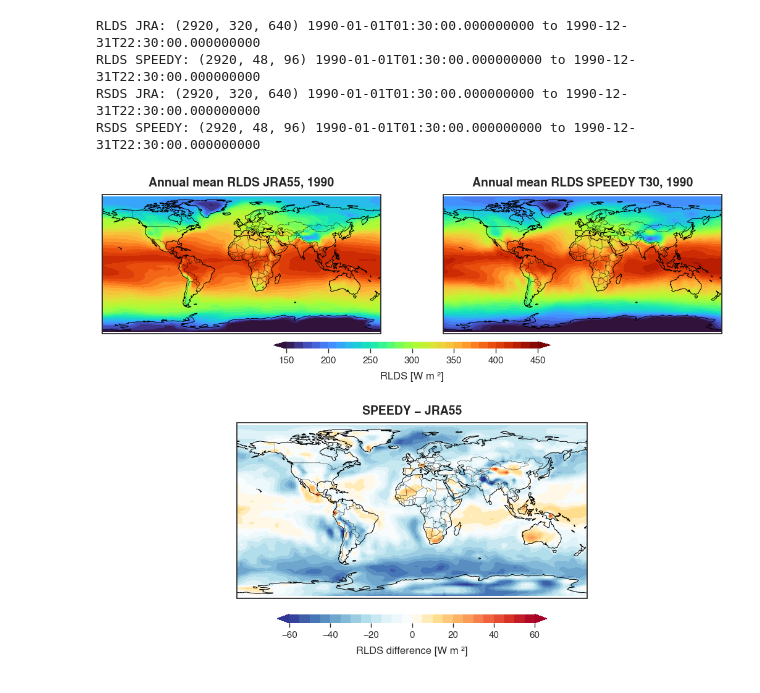
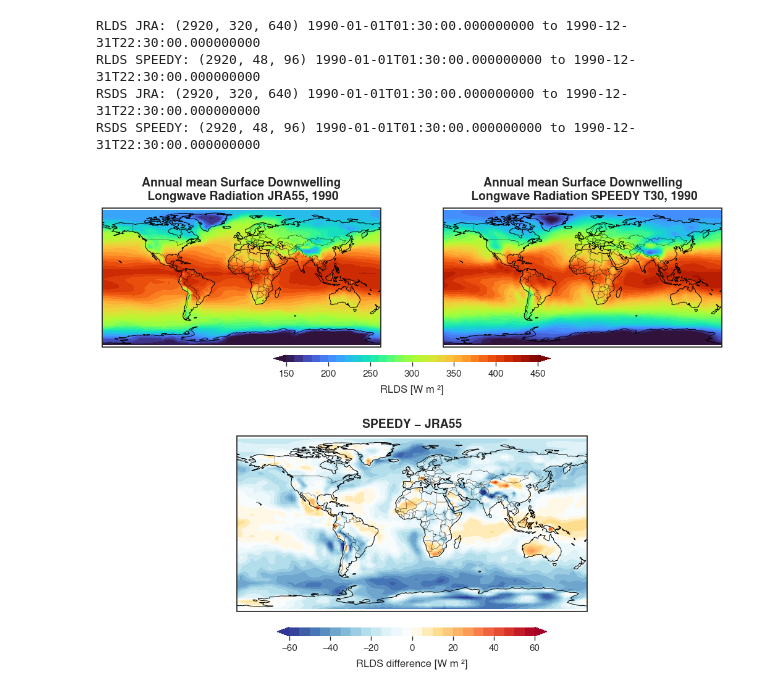
Before and after one commit to VanuatuN/SPEEDY_access, a Jupyter notebook: scripts/diagnostics/compare_jra_speedy_SSRD_SLRD.ipynb, the cells around one changed output. Saved outputs shown, nothing was run; the diff lists cells and outputs as text; code cells hidden in the pictures.

Commit message:
radiation

```diff
--- a/scripts/diagnostics/compare_jra_speedy_SSRD_SLRD.ipynb
+++ b/scripts/diagnostics/compare_jra_speedy_SSRD_SLRD.ipynb
@@ -113,7 +113,7 @@ im1 = ax1.contourf(
     cmap=rlds_cmap, transform=ccrs.PlateCarree(), extend="both"
 )
 setup_map(ax1)
-ax1.set_title("Annual mean RLDS JRA55, 1990",
+ax1.set_title("Annual mean Surface Downwelling\n Longwave Radiation JRA55, 1990",
               fontsize=14, fontweight="bold", pad=10)
 
 # SPEEDY
@@ -123,7 +123,7 @@ im2 = ax2.contourf(
     cmap=rlds_cmap, transform=ccrs.PlateCarree(), extend="both"
 )
 setup_map(ax2)
-ax2.set_title("Annual mean RLDS SPEEDY T30, 1990",
+ax2.set_title("Annual mean Surface Downwelling\n Longwave Radiation SPEEDY T30, 1990",
               fontsize=14, fontweight="bold", pad=10)
 
 # Difference
@@ -131,34 +131,34 @@ data, lon = make_cyclic(RLDS_diff)
 im3 = ax3.contourf(
     lon, RLDS_diff.lat, data, levels=diff_levels,
     norm=diff_norm, cmap=diff_cmap,
     transform=ccrs.PlateCarree(), extend="both"
 )
 setup_map(ax3)
 ax3.set_title("SPEEDY − JRA55", fontsize=14, fontweight="bold", pad=10)
 
 # Colorbars
 cbar1 = fig.colorbar(
     im1, ax=[ax1, ax2], orientation="horizontal",
     fraction=0.045, pad=0.05, aspect=40, ticks=rlds_ticks
 )
 cbar1.set_label("RLDS [W m⁻²]", fontsize=12, labelpad=8)
 cbar1.ax.tick_params(labelsize=11, length=5, width=1)
 cbar1.outline.set_visible(False)
 
 cbar2 = fig.colorbar(
     im3, ax=ax3, orientation="horizontal",
     fraction=0.045, pad=0.08, aspect=30, ticks=diff_ticks
 )
 cbar2.set_label("RLDS difference [W m⁻²]", fontsize=12, labelpad=8)
 cbar2.ax.tick_params(labelsize=11, length=5, width=1)
 cbar2.outline.set_visible(False)
 
 fig.savefig("../figures/diff_annual_mean_RLDS_1990.png",
             dpi=150, bbox_inches="tight")
 
 plt.show()
 # %% [output]
-[figure, old version]
+[figure, new version]
 # %%
 sns.set_theme(style="white")
 plt.rcParams.update({"font.family": "Nimbus Sans"})
```
Also changed, not shown: parts of 1 cell of this notebook, 3 other files.
